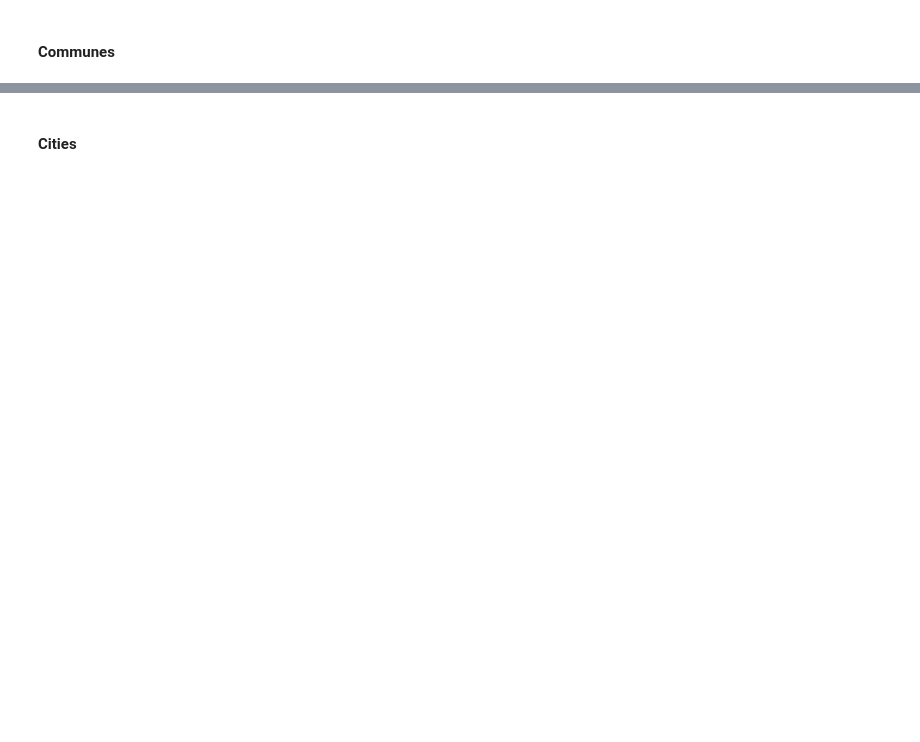
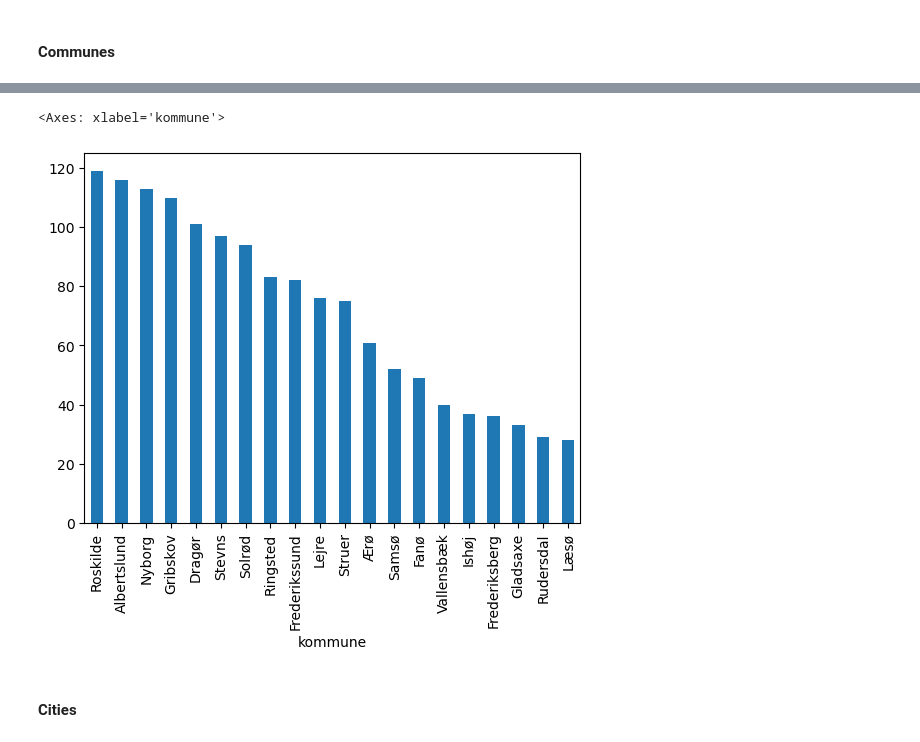
Before and after one commit to foxdocs/dat-bi, a Jupyter notebook: Code/EDA/eda-2-data-exploration.ipynb, the cells around one changed output, grey strips where cells are left out. Drawn from its saved outputs; the diff is of its cells as text; code cells hidden in the pictures; blank space fills up the shorter version.

```diff
--- a/Code/EDA/eda-2-data-exploration.ipynb
+++ b/Code/EDA/eda-2-data-exploration.ipynb
@@ -68,5 +155,8 @@ kommuner
 # %%
-kommuner.sort_values(ascending=False).head(20).plot.bar()
+kommuner.sort_values(ascending=False).tail(20).plot.bar()
+# %% [output]
+<Axes: xlabel='kommune'>
+[figure, added]
 # %% [markdown]
 #### Cities
 # %%
```
Also changed, not shown: parts of 34 cells of this notebook, 8 other files.
